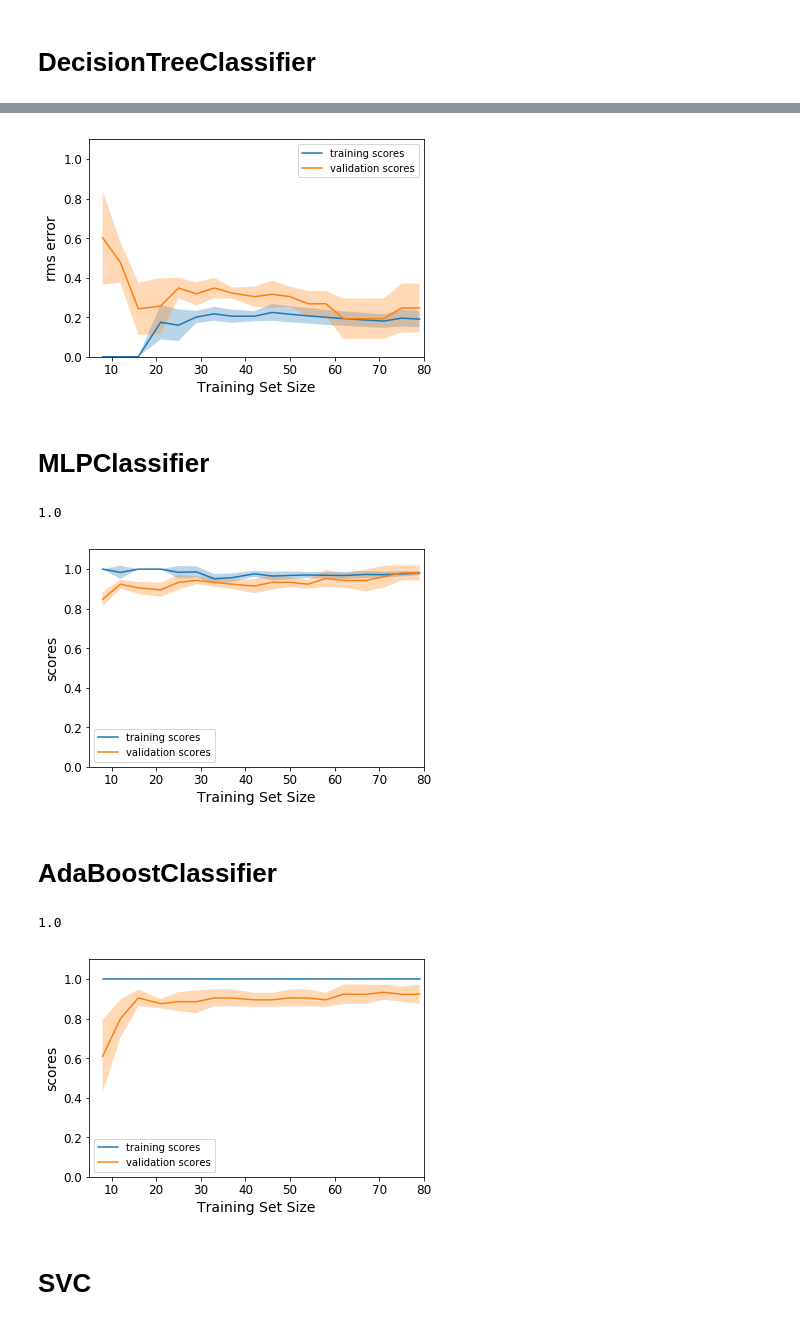
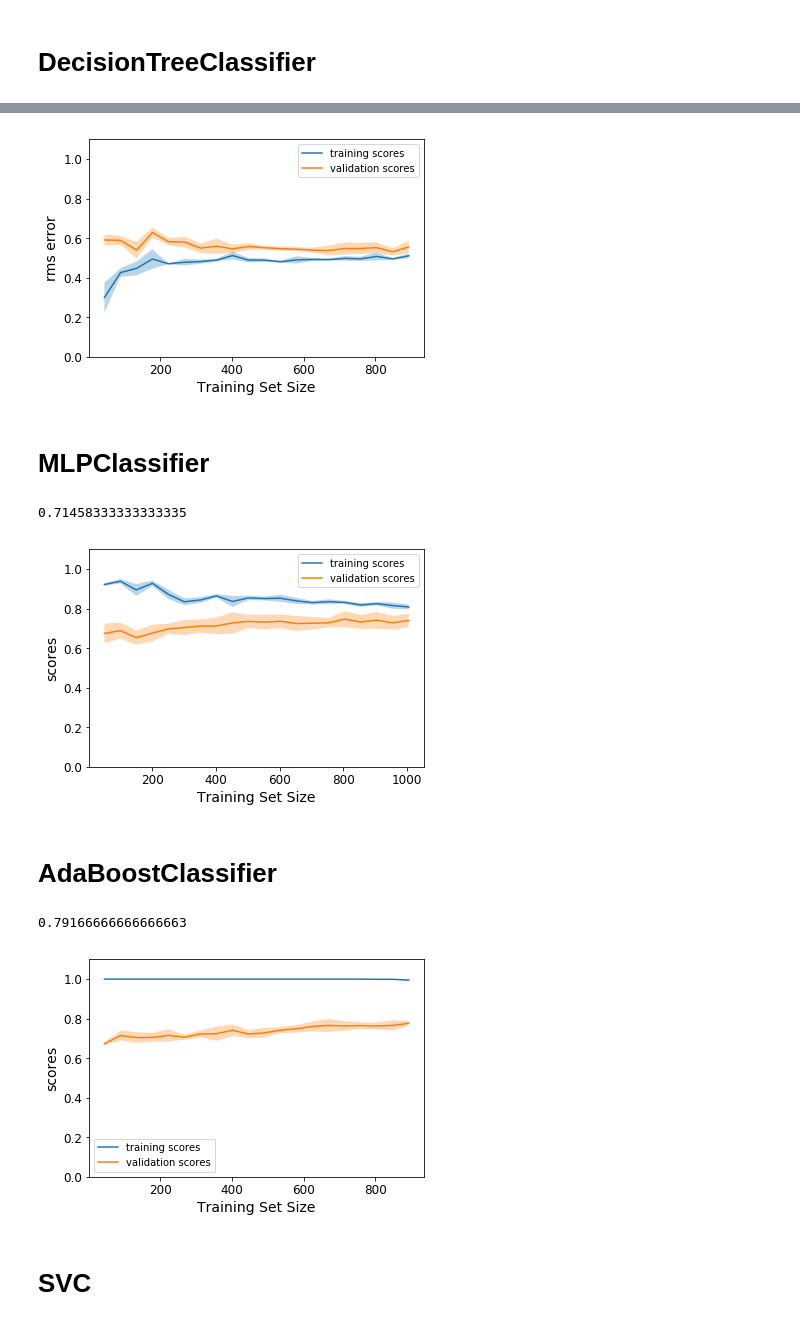
Before and after one commit to wanlipu/dsmain, a Jupyter notebook: machine_learning/classification-final.ipynb, the cells around one changed output, grey strips where cells are left out. Cells and saved outputs as stored; diff of their text form; code cells hidden in the pictures.

```diff
--- a/machine_learning/classification-final.ipynb
+++ b/machine_learning/classification-final.ipynb
@@ -70,2 +96,6 @@ X_train, X_test, y_train, y_test = train_test_split(X, y, test_size = 0.3, rando
 # %% [markdown]
 # DecisionTreeClassifier
+# %%
+dt_clf = DecisionTreeClassifier(max_depth = 5)
+dt_clf.fit(X_train, y_train)
+dt_clf.score(X_test, y_test)
@@ -94,13 +127,13 @@ def plot_with_size(sizes, data, **kwargs):
 
 def plot_learning_curve():
     train_sizes = np.linspace(0.1, 0.95, 18)
-    N_train, val_train, val_test = learning_curve(DecisionTreeClassifier(max_depth=3),
+    N_train, val_train, val_test = learning_curve(DecisionTreeClassifier(max_depth=5),
                                                   X_train, y_train, train_sizes=train_sizes, cv=5)
     plot_with_size(N_train, val_train, label='training scores')
     plot_with_size(N_train, val_test, label='validation scores')
     plt.xlabel('Training Set Size'); plt.ylabel('scores')
     plt.ylim(0, 1.1)
-    plt.xlim(5, 80)
+    #plt.xlim(5, 800)
     plt.legend()
 
 plot_learning_curve()
@@ -130,7 +190,7 @@ def rms_error(model, X, y):
 #                                        scoring=rms_error)
 
 def plot_learning_curve():
-    train_sizes = np.linspace(0.1, 0.95, 18)
+    train_sizes = np.linspace(0.05, 1, 20)
     N_train, val_train, val_test = learning_curve(DecisionTreeClassifier(max_depth=3),
                                                   X_train, y_train, train_sizes=train_sizes, cv=5,
                                                  scoring=rms_error)
@@ -138,65 +198,65 @@ def plot_learning_curve():
     plot_with_size(N_train, val_test, label='validation scores')
     plt.xlabel('Training Set Size'); plt.ylabel('rms error')
     plt.ylim(0, 1.1)
-    plt.xlim(5, 80)
+    #plt.xlim(5, 80)
     plt.legend()
 
 plot_learning_curve()
 # %% [output]
-[figure, old version]
+[figure, new version]
 # %% [markdown]
 # MLPClassifier
 # %%
 mlp_clf = MLPClassifier(solver='lbfgs', alpha=1e-5,
-                        hidden_layer_sizes=(5, 5), random_state=1)
+                        hidden_layer_sizes=(10, 10), random_state=1)
 mlp_clf.fit(X_train, y_train)
 mlp_clf.score(X_test, y_test)
 # %% [output]
-1.0
+0.71458333333333335
 # %%
 def plot_learning_curve():
-    train_sizes = np.linspace(0.1, 0.95, 18) # if the train size is too small, training sample may only contain one class
+    train_sizes = np.linspace(0.05, 1, 20) # if the train size is too small, training sample may only contain one class
     N_train, val_train, val_test = learning_curve(MLPClassifier(solver='lbfgs', alpha=1e-5,
                         hidden_layer_sizes=(5, 5), random_state=1),
-                                                  X_train, y_train, train_sizes=train_sizes, cv=5)
+                                                  X_train, y_train, train_sizes=train_sizes, cv=10)
     plot_with_size(N_train, val_train, label='training scores')
     plot_with_size(N_train, val_test, label='validation scores')
     plt.xlabel('Training Set Size'); plt.ylabel('scores')
     plt.ylim(0, 1.1)
-    plt.xlim(5, 80)
+    #plt.xlim(5, 80)
     plt.legend()
 
 plot_learning_curve()
 # %% [output]
-[figure, old version]
+[figure, new version]
 # %% [markdown]
 # AdaBoostClassifier
 # %%
 bdt_clf = AdaBoostClassifier(
     DecisionTreeClassifier(max_depth=2),
-    n_estimators=600,
-    learning_rate=1.5,
+    n_estimators=1000,
+    learning_rate=1,
     algorithm="SAMME")
 bdt_clf.fit(X_train, y_train)
 bdt_clf.score(X_test, y_test)
 # %% [output]
-1.0
+0.79166666666666663
 # %%
 def plot_learning_curve():
-    train_sizes = np.linspace(0.1, 0.95, 18) # if the train size is too small, training sample may only contain one class
+    train_sizes = np.linspace(0.05, 1, 20) # if the train size is too small, training sample may only contain one class
     N_train, val_train, val_test = learning_curve(AdaBoostClassifier(DecisionTreeClassifier(max_depth=2),
-                                                                     n_estimators=600,learning_rate=1.5,algorithm="SAMME"),
+                                                                     n_estimators=1000,learning_rate=1,algorithm="SAMME"),
                                                   X_train, y_train, train_sizes=train_sizes, cv=5)
     plot_with_size(N_train, val_train, label='training scores')
     plot_with_size(N_train, val_test, label='validation scores')
     plt.xlabel('Training Set Size'); plt.ylabel('scores')
     plt.ylim(0, 1.1)
-    plt.xlim(5, 80)
+    #plt.xlim(5, 80)
     plt.legend()
 
 plot_learning_curve()
 # %% [output]
-[figure, old version]
+[figure, new version]
 # %% [markdown]
 # SVC
 # %%
```
Also changed, not shown: parts of 24 cells of this notebook.
